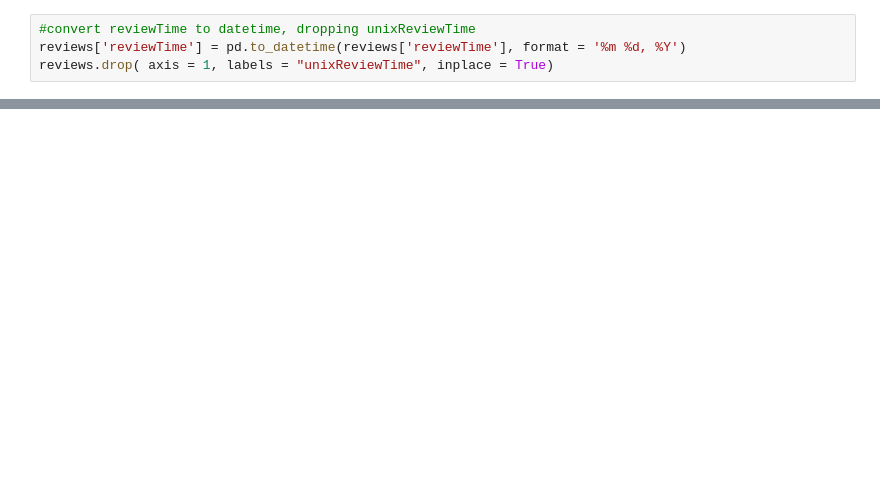
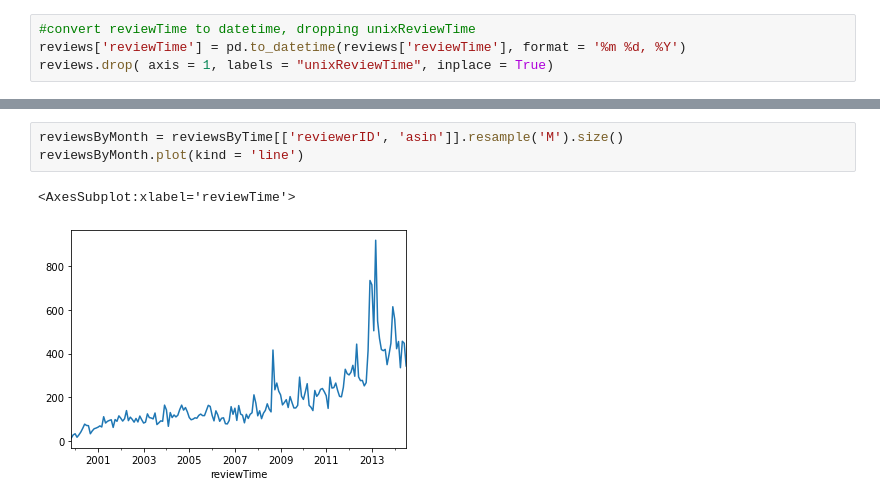
Before and after one commit to HuskYzPinto/AmazonData, a Jupyter notebook: Assets/assignmentPartOne.ipynb, the cells around one changed output, grey strips where cells are left out. Cells and saved outputs as stored; diff of their text form; blank space fills up the shorter version.

```diff
--- a/Assets/assignmentPartOne.ipynb
+++ b/Assets/assignmentPartOne.ipynb
@@ -203,0 +306,6 @@ reviews.head(10)
+# %%
+reviewsByMonth = reviewsByTime[['reviewerID', 'asin']].resample('M').size()
+reviewsByMonth.plot(kind = 'line')
+# %% [output]
+<AxesSubplot:xlabel='reviewTime'>
+[figure, added]
```
Also changed, not shown: parts of 37 cells of this notebook, 25 other files.
